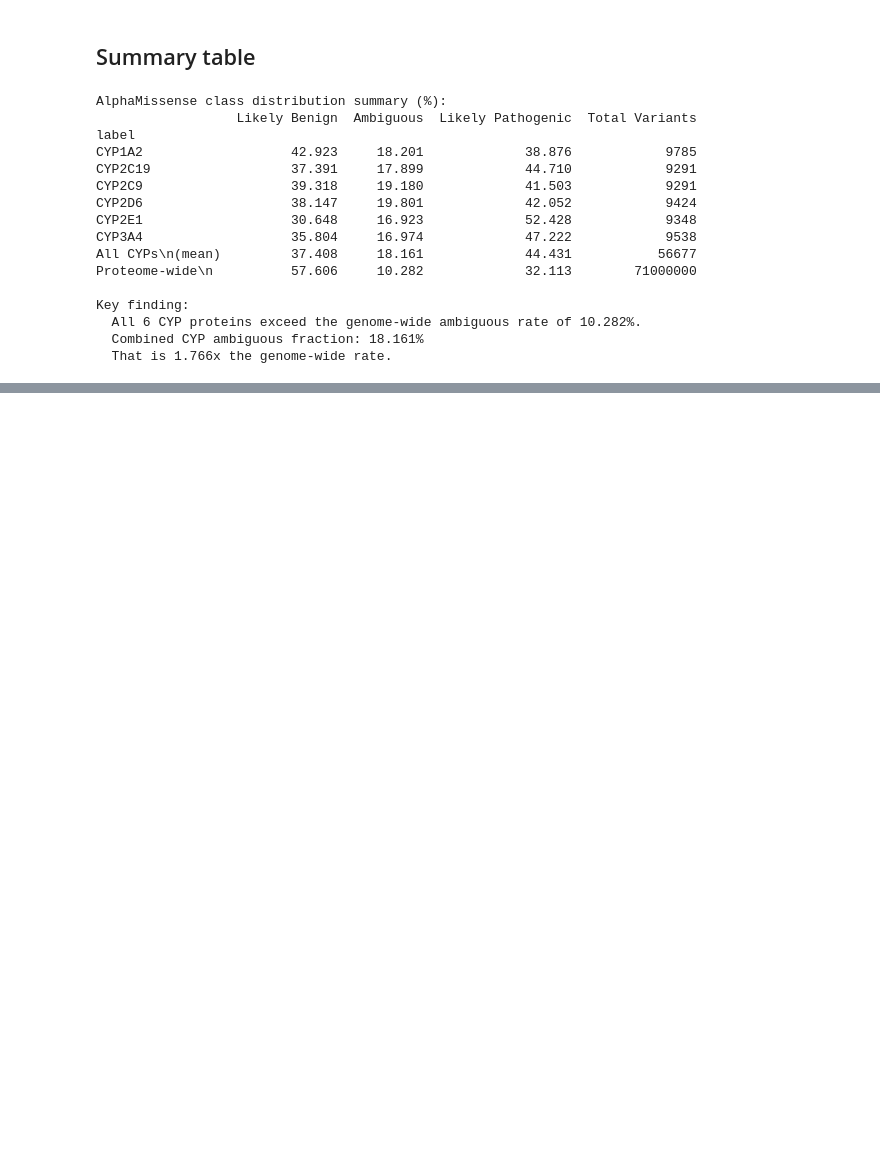
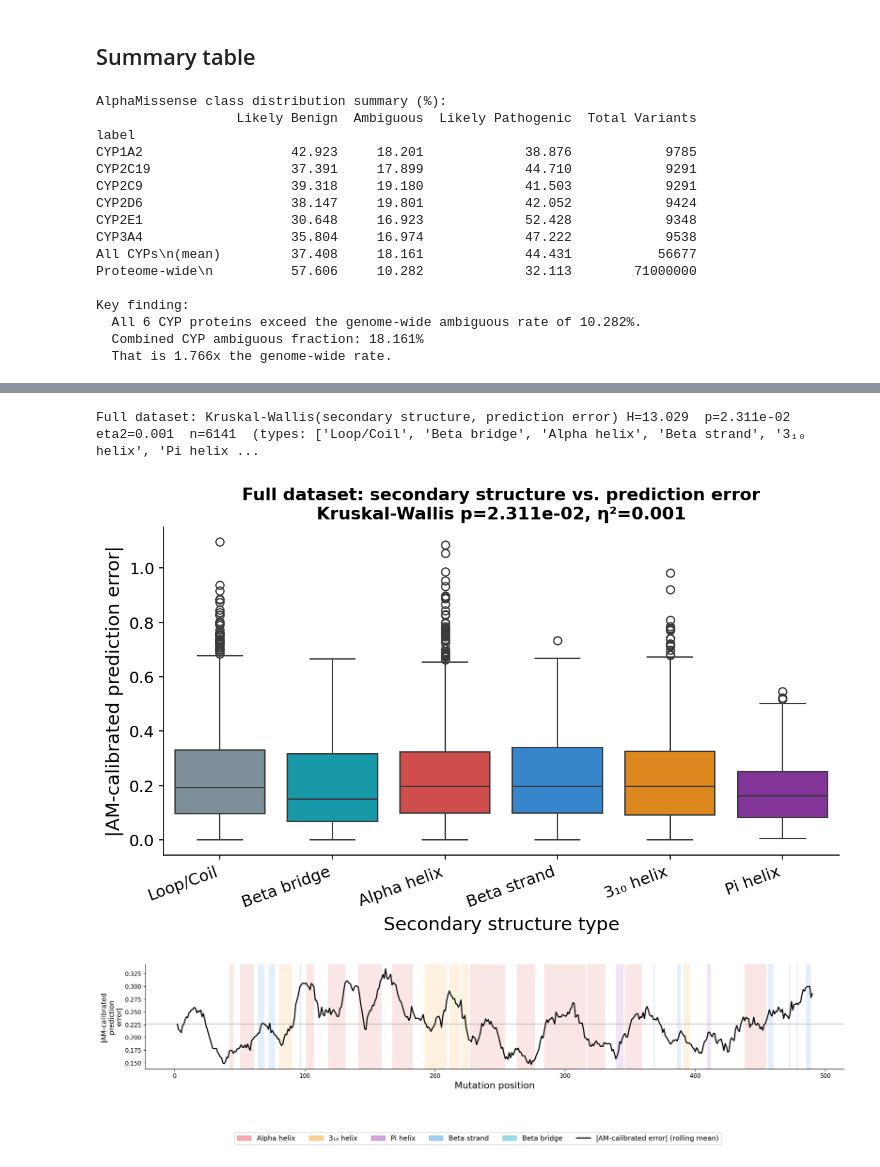
Before and after one commit to hhelenxu/cyp-variant-effect-prediction, a Jupyter notebook: code/alphamissense_ambiguous.ipynb, the cells around one changed output, grey strips where cells are left out. Drawn from its saved outputs; the diff is of its cells as text; code cells hidden in the pictures; blank space fills up the shorter version.

```diff
--- a/code/alphamissense_ambiguous.ipynb
+++ b/code/alphamissense_ambiguous.ipynb
@@ -1365,0 +692,68 @@ Kruskal–Wallis: H=2550.785, p=0.000e+00
+# %%
+all_err_ss = cyp2c9_err.merge(cyp2c9[['position', 'ss_type']].drop_duplicates('position'),
+                               on='position', how='left')
+
+ss_present_all = [t for t in all_err_ss['ss_type'].dropna().unique()
+                  if (all_err_ss['ss_type'] == t).sum() >= 3]
+groups_ss_all   = [all_err_ss.loc[all_err_ss['ss_type'] == t, 'am_error'].values for t in ss_present_all]
+h_ss_all, p_ss_all, eta2_ss_all = eta_squared_kruskal(groups_ss_all)
+print(f'Full dataset: Kruskal-Wallis(secondary structure, prediction error) '
+      f'H={h_ss_all:.3f}  p={p_ss_all:.3e}  eta2={eta2_ss_all:.3f}  n={len(all_err_ss)}  (types: {ss_present_all})')
+
+fig, ax = plt.subplots(figsize=(8, 5))
+box_colors = [SSE_COLORS.get(t, '#78909C') for t in ss_present_all]
+sns.boxplot(data=all_err_ss[all_err_ss['ss_type'].isin(ss_present_all)],
+            x='ss_type', y='am_error', order=ss_present_all, hue='ss_type',
+            palette=box_colors, legend=False, ax=ax)
+ax.tick_params(axis='both', labelsize=12)
+ax.set_xticks(range(len(ss_present_all)))
+ax.set_xticklabels(ss_present_all, rotation=20, ha='right', fontsize=12)
+ax.set_xlabel('Secondary structure type', fontsize=14)
+ax.set_ylabel('|AM-calibrated prediction error|', fontsize=14)
+ax.set_title(f'Full dataset: secondary structure vs. prediction error\n'
+             f'Kruskal-Wallis p={p_ss_all:.3e}, \u03b7\u00b2={eta2_ss_all:.3f}', fontsize=13, fontweight='bold')
+ax.spines['top'].set_visible(False)
+ax.spines['right'].set_visible(False)
+plt.tight_layout()
+plt.show()
+
+# ── Error along sequence, with SS-type background shading ────────────────────
+# Rolling mean of |AM-calibrated prediction error| vs. residue position, with
+# secondary-structure background shading (sse_data / SSE_TYPE_MAP / SSE_COLORS /
+# STRUCT_OFFSET, loaded above).
+err_by_pos    = all_err_ss.groupby('position')['am_error'].mean().reindex(positions)
+err_by_pos_sm = err_by_pos.rolling(window, center=True, min_periods=1).mean()
+overall_err_mean = all_err_ss['am_error'].mean()
+
+fig3, ax = plt.subplots(figsize=(18, 4.8))
+ax.plot(positions, err_by_pos_sm.values, color='black', linewidth=2,
+        label='|AM-calibrated error| (rolling mean)')
+ax.axhline(overall_err_mean, color='black', linestyle='--', linewidth=0.8, alpha=0.6,
+           label=f'Overall mean = {overall_err_mean:.3f}')
+
+for sse in sse_data:
+    p_start = sse['start'] + STRUCT_OFFSET
+    p_end   = sse['end']   + STRUCT_OFFSET
+    color   = SSE_COLORS.get(SSE_TYPE_MAP.get(sse['type'], 'Loop/Coil'), '#78909C')
+    ax.axvspan(p_start, p_end, alpha=0.12, color=color, linewidth=0)
+
+ss_patches   = [mpatches.Patch(color=c, alpha=0.4, label=t)
+                for t, c in SSE_COLORS.items() if t != 'Loop/Coil']
+line_handles = [plt.Line2D([0], [0], color='black', linewidth=2,
+                            label='|AM-calibrated error| (rolling mean)')]
+ax.set_xlabel('Mutation position', fontsize=16)
+ax.set_ylabel('|AM-calibrated\nprediction\nerror|', fontsize=12)
+ax.spines['top'].set_visible(False)
+ax.spines['right'].set_visible(False)
+# Explicit, absolute margins (not tight_layout's heuristic) so the legend
+# (anchored in FIGURE coordinates, not axes-relative) can't collide with the
+# x-axis label regardless of axes height.
+fig3.subplots_adjust(left=0.055, right=0.99, top=0.93, bottom=0.40)
+ax.legend(handles=ss_patches + line_handles, fontsize=12,
+          loc='lower center', bbox_to_anchor=(0.5, 0.02), bbox_transform=fig3.transFigure,
+          borderaxespad=0, ncol=len(ss_patches) + 1)
+plt.show()
+# %% [output]
+Full dataset: Kruskal-Wallis(secondary structure, prediction error) H=13.029  p=2.311e-02  eta2=0.001  n=6141  (types: ['Loop/Coil', 'Beta bridge', 'Alpha helix', 'Beta strand', '3₁₀ helix', 'Pi helix ...
+[figure, added]
+[figure, added]
```
Also changed, not shown: parts of 33 cells of this notebook, 3 other files.
